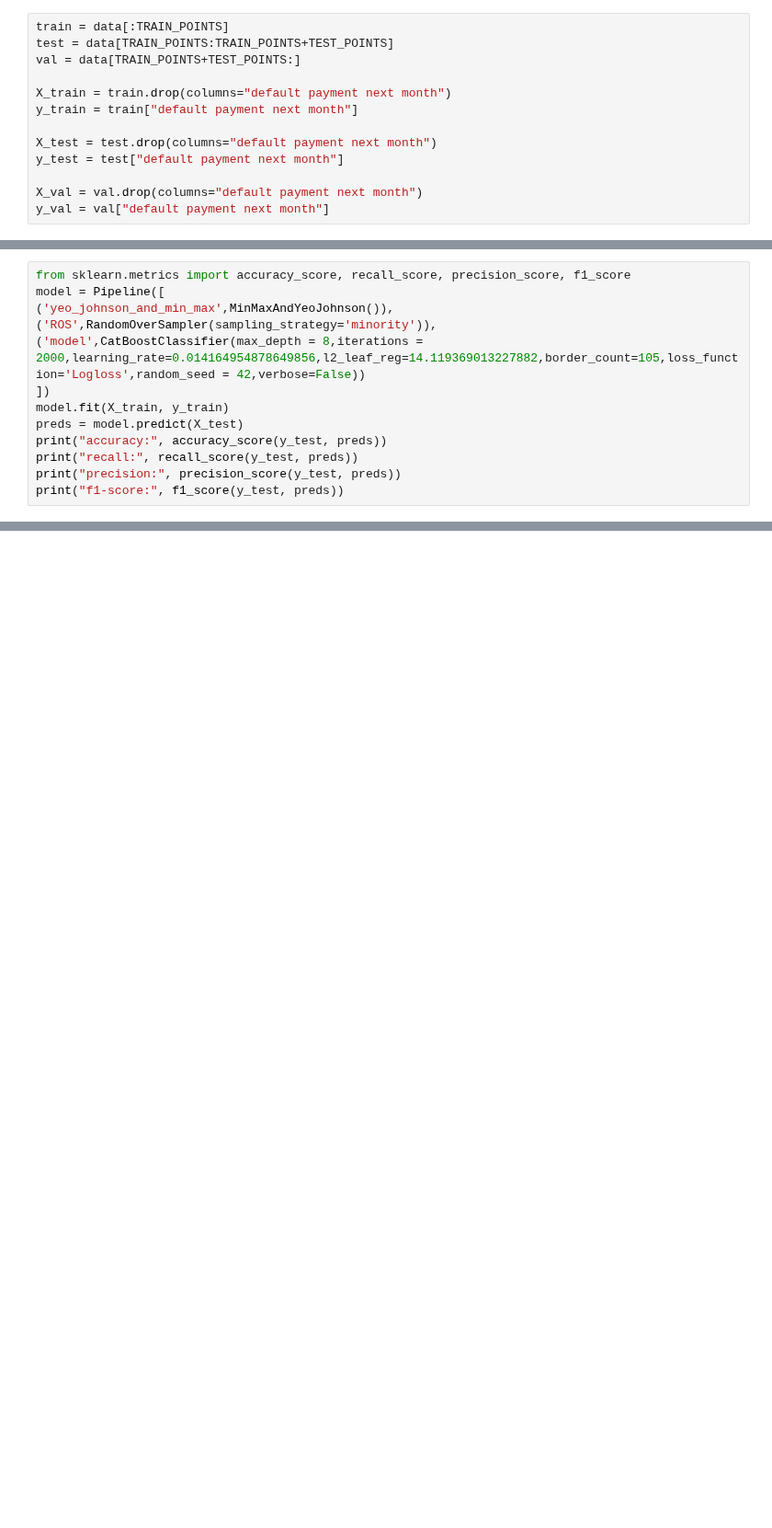
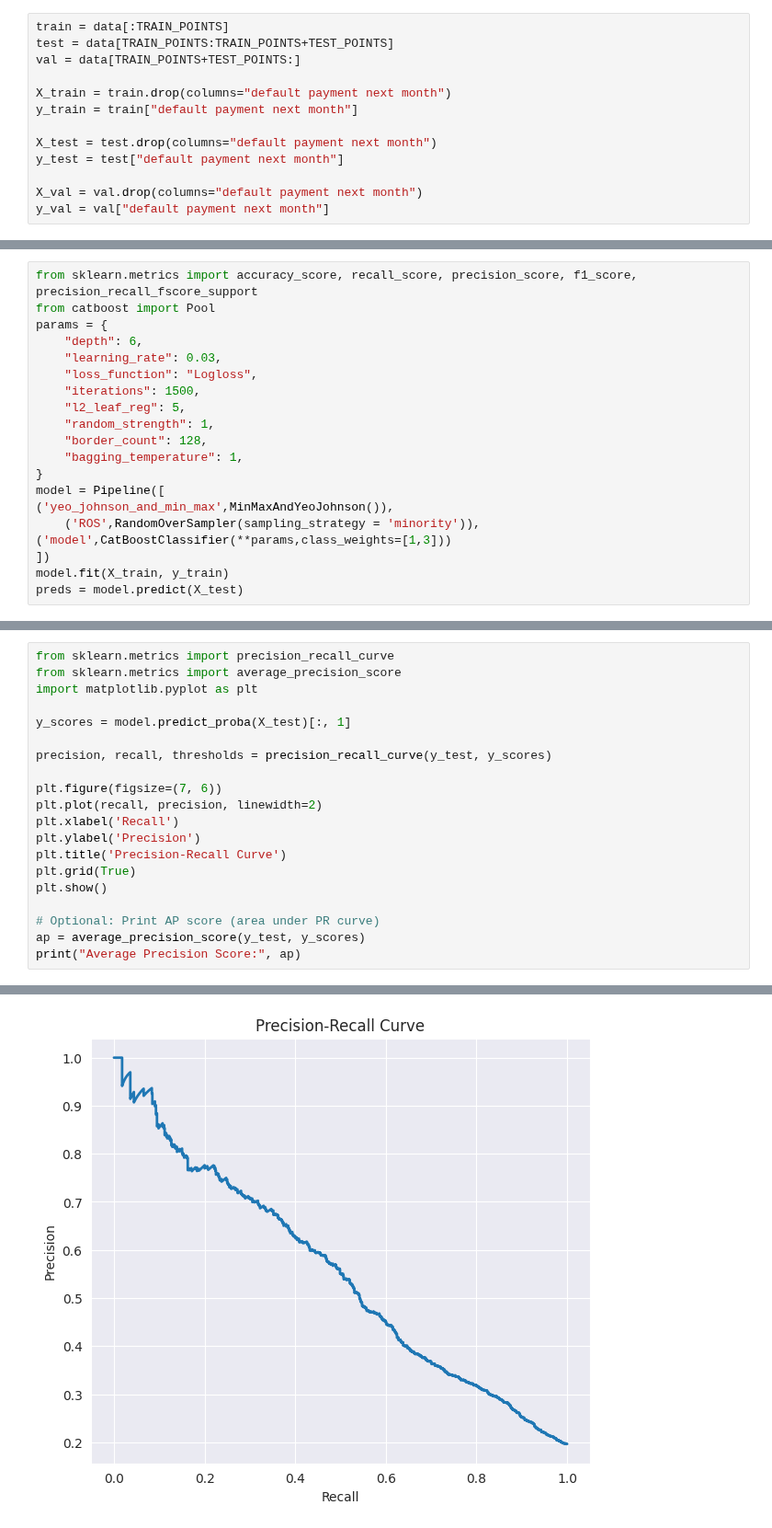
Before and after one commit to indian-coder-aarush/Learning, a Jupyter notebook: credit-card/credit-card-eda.ipynb, the cells around one changed output, grey strips where cells are left out. Shown at 92% size. Drawn from its saved outputs; the diff is of its cells as text; blank space fills up the shorter version.

```diff
--- a/credit-card/credit-card-eda.ipynb
+++ b/credit-card/credit-card-eda.ipynb
@@ -299,14 +284,21 @@ study.optimize(objective, n_trials=100)   # fewer trials, much faster
 # %%
-from sklearn.metrics import accuracy_score, recall_score, precision_score, f1_score
+from sklearn.metrics import accuracy_score, recall_score, precision_score, f1_score, precision_recall_fscore_support
+from catboost import Pool
+params = {
+    "depth": 6,
+    "learning_rate": 0.03,
+    "loss_function": "Logloss",
+    "iterations": 1500,
+    "l2_leaf_reg": 5,
+    "random_strength": 1,
+    "border_count": 128,
+    "bagging_temperature": 1,
+}
 model = Pipeline([
 ('yeo_johnson_and_min_max',MinMaxAndYeoJohnson()),
-('ROS',RandomOverSampler(sampling_strategy='minority')),
-('model',CatBoostClassifier(max_depth = 8,iterations = 2000,learning_rate=0.014164954878649856,l2_leaf_reg=14.119369013227882,border_count=105,loss_function='Logloss',random_seed = 42,verbose=False))
+    ('ROS',RandomOverSampler(sampling_strategy = 'minority')),
+('model',CatBoostClassifier(**params,class_weights=[1,3]))
 ])
 model.fit(X_train, y_train)
 preds = model.predict(X_test)
-print("accuracy:", accuracy_score(y_test, preds))
-print("recall:", recall_score(y_test, preds))
-print("precision:", precision_score(y_test, preds))
-print("f1-score:", f1_score(y_test, preds))
 # %% [output]
@@ -317,0 +356,21 @@ ValueError: y should be a 1d array, got an array of shape (4500, 2) instead.
+# %%
+from sklearn.metrics import precision_recall_curve
+from sklearn.metrics import average_precision_score
+import matplotlib.pyplot as plt
+
+y_scores = model.predict_proba(X_test)[:, 1]
+
+precision, recall, thresholds = precision_recall_curve(y_test, y_scores)
+
+plt.figure(figsize=(7, 6))
+plt.plot(recall, precision, linewidth=2)
+plt.xlabel('Recall')
+plt.ylabel('Precision')
+plt.title('Precision-Recall Curve')
+plt.grid(True)
+plt.show()
+
+# Optional: Print AP score (area under PR curve)
+ap = average_precision_score(y_test, y_scores)
+print("Average Precision Score:", ap)
+# %% [output]
@@ -317,0 +394 @@ ValueError: y should be a 1d array, got an array of shape (4500, 2) instead.
+[figure, added]
```
Also changed, not shown: parts of 11 cells of this notebook, 4 other files.
